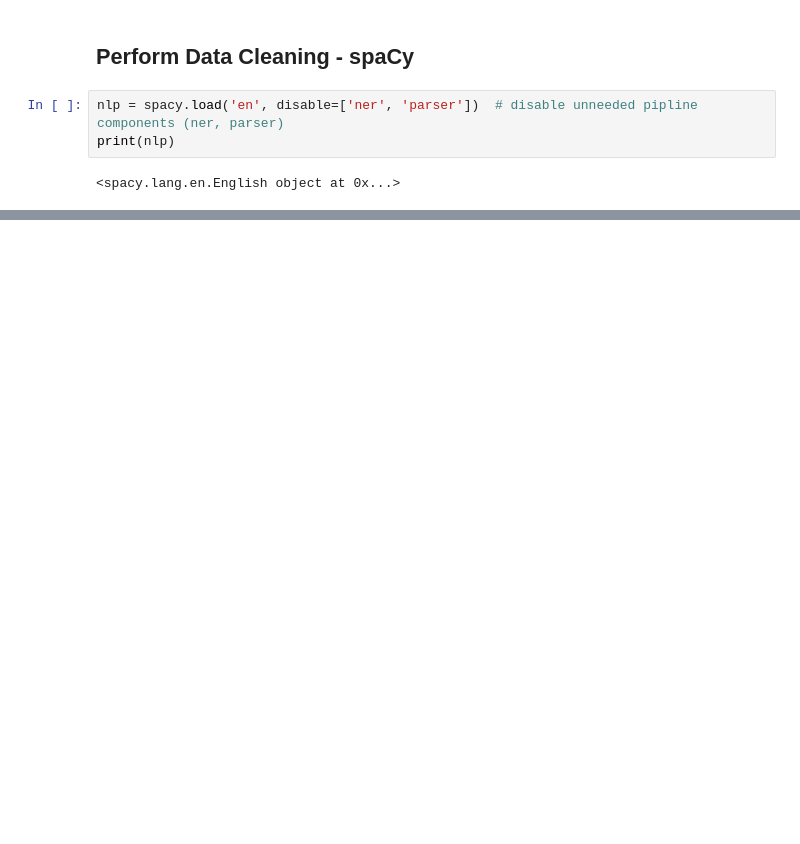
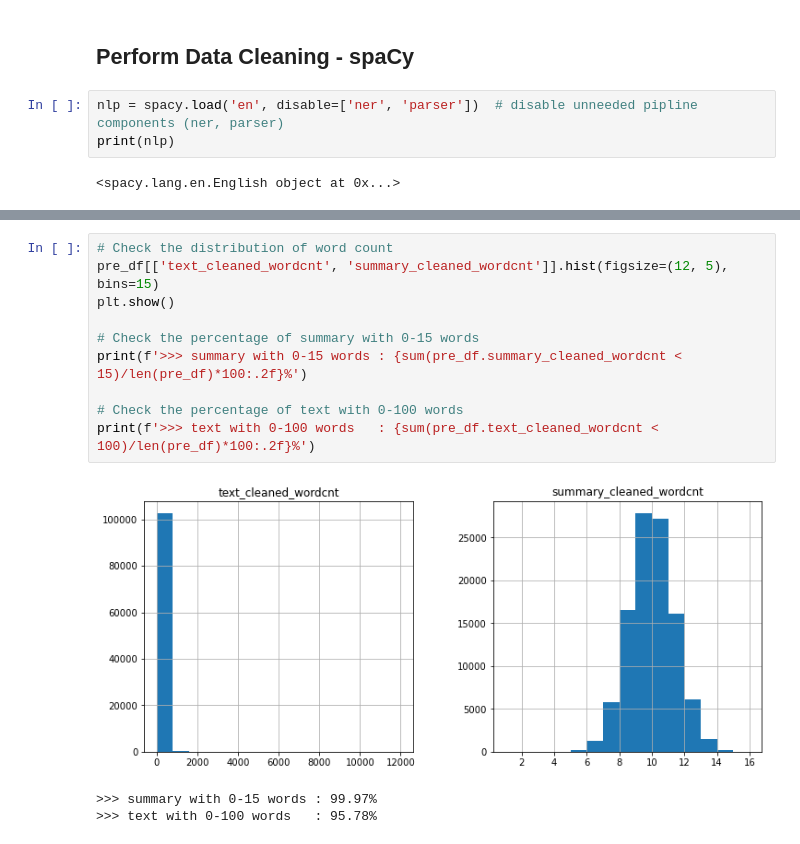
Before and after one commit to sam351/NLP_study, a Jupyter notebook: kaggle_news_summary/201203_news-summary_01_Seq2Seq.ipynb, the cells around one changed output, grey strips where cells are left out. Cells and saved outputs as stored; diff of their text form; blank space fills up the shorter version.

Commit message:
Modify 201203_news-summary_01_Seq2Seq.ipynb
- Add Check the result of Data Cleaning

```diff
--- a/kaggle_news_summary/201203_news-summary_01_Seq2Seq.ipynb
+++ b/kaggle_news_summary/201203_news-summary_01_Seq2Seq.ipynb
@@ -172,0 +189,14 @@ show_table(pre_df)
+# %%
+# Check the distribution of word count
+pre_df[['text_cleaned_wordcnt', 'summary_cleaned_wordcnt']].hist(figsize=(12, 5), bins=15)
+plt.show()
+
+# Check the percentage of summary with 0-15 words
+print(f'>>> summary with 0-15 words : {sum(pre_df.summary_cleaned_wordcnt < 15)/len(pre_df)*100:.2f}%')
+
+# Check the percentage of text with 0-100 words
+print(f'>>> text with 0-100 words   : {sum(pre_df.text_cleaned_wordcnt < 100)/len(pre_df)*100:.2f}%')
+# %% [output]
+[figure, added]
+>>> summary with 0-15 words : 99.97%
+>>> text with 0-100 words   : 95.78%
```
Also changed, not shown: parts of 6 cells of this notebook.
